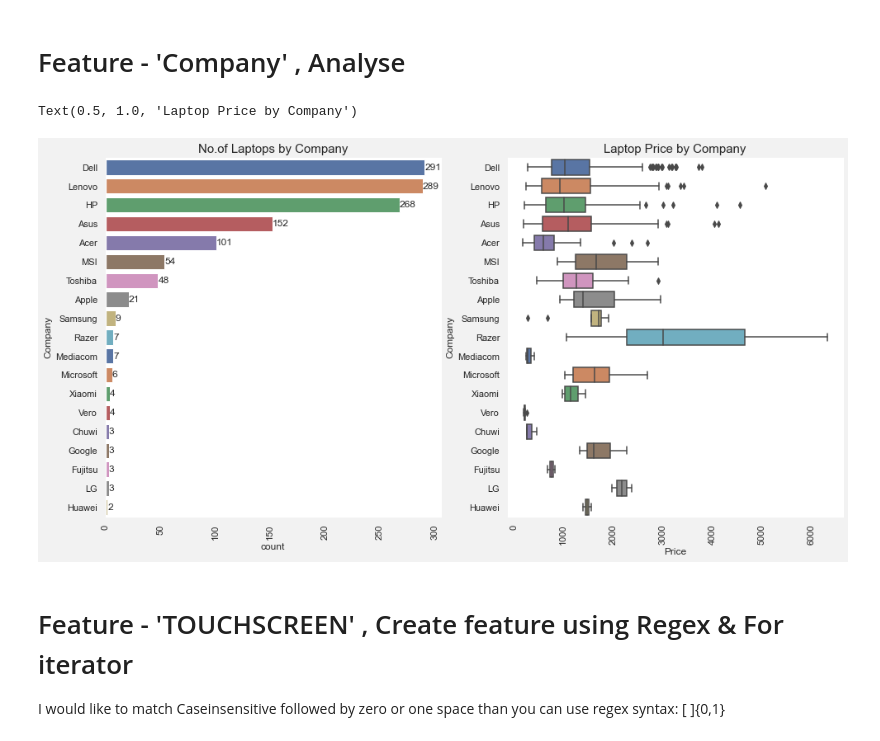
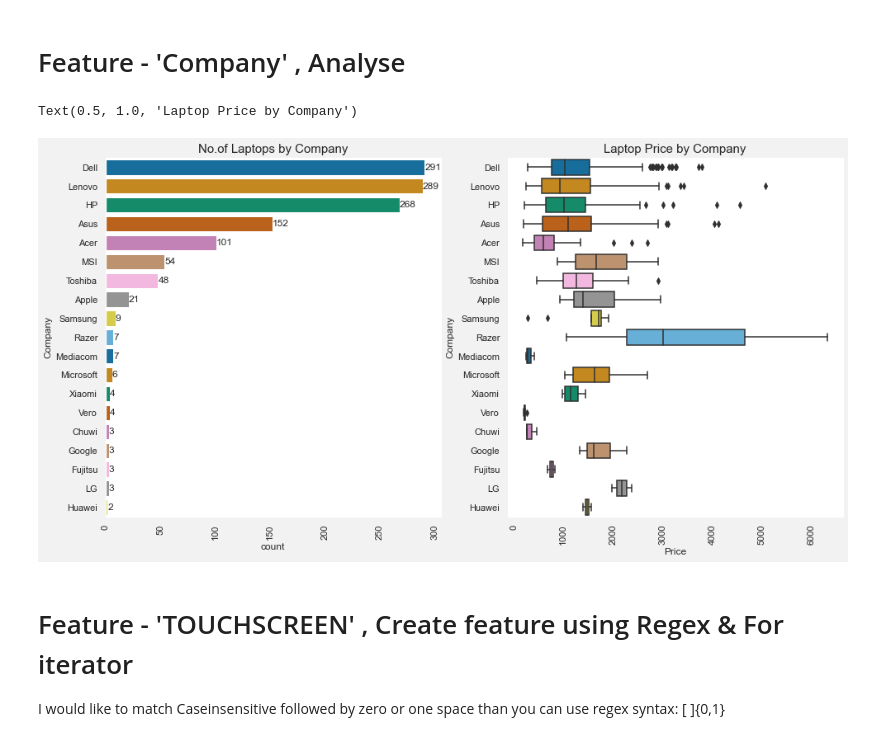
Before and after one commit to mrrachitchugh/UCDPA_RachitChugh, a Jupyter notebook: UCDPA_RachitChugh_CODE_LapPricePrediction.ipynb, the cells around one changed output. Cells and saved outputs as stored; diff of their text form; code cells hidden in the pictures.

```diff
--- a/UCDPA_RachitChugh_CODE_LapPricePrediction.ipynb
+++ b/UCDPA_RachitChugh_CODE_LapPricePrediction.ipynb
@@ -246,25 +242,25 @@ Text(0.5, 1.0, 'Laptop Price by TypeName')
 # %% [markdown]
 #  Feature - 'Company' , Analyse
 # %%
-pallet = "deep" #["#998289","#9981A0","#F5B7B1","#F9E79F"]
+pallet = "colorblind" #["#998289","#9981A0","#F5B7B1","#F9E79F"]
 sns.set(rc={"axes.facecolor":"1","figure.facecolor":".95",'figure.figsize':(16,8)})
 fig, axes = plt.subplots(1,2)
 for ax in fig.axes:
     plt.axes(ax)
     # sca method also fine plt.sca(ax)
     #  ref : https://stackoverflow.com/questions/24416612/setting-active-subplot-using-axes-object-in-matplotlib
     plt.xticks(rotation=90)
 
 plot_2 = sns.countplot(y="Company",ax=axes[0],palette=pallet,data=df,order=df["Company"].value_counts().index)
 for i in plot_2.containers:
     plot_2.bar_label(i,)
 sns.boxplot(x ='Price',y ="Company" ,palette=pallet,data = df,order=df["Company"].value_counts().index)
 
 axes[0].set_title("No.of Laptops by Company",fontsize=15)
 axes[1].set_title("Laptop Price by Company",fontsize=15)
 # %% [output]
 Text(0.5, 1.0, 'Laptop Price by Company')
-[figure, old version]
+[figure, new version]
 # %% [markdown]
 # Feature - 'TOUCHSCREEN' , Create feature using Regex & For iterator
  I would like to match Caseinsensitive followed by zero or one space than you can use regex syntax: [ ]{0,1}
```
Also changed, not shown: parts of 41 cells of this notebook.
